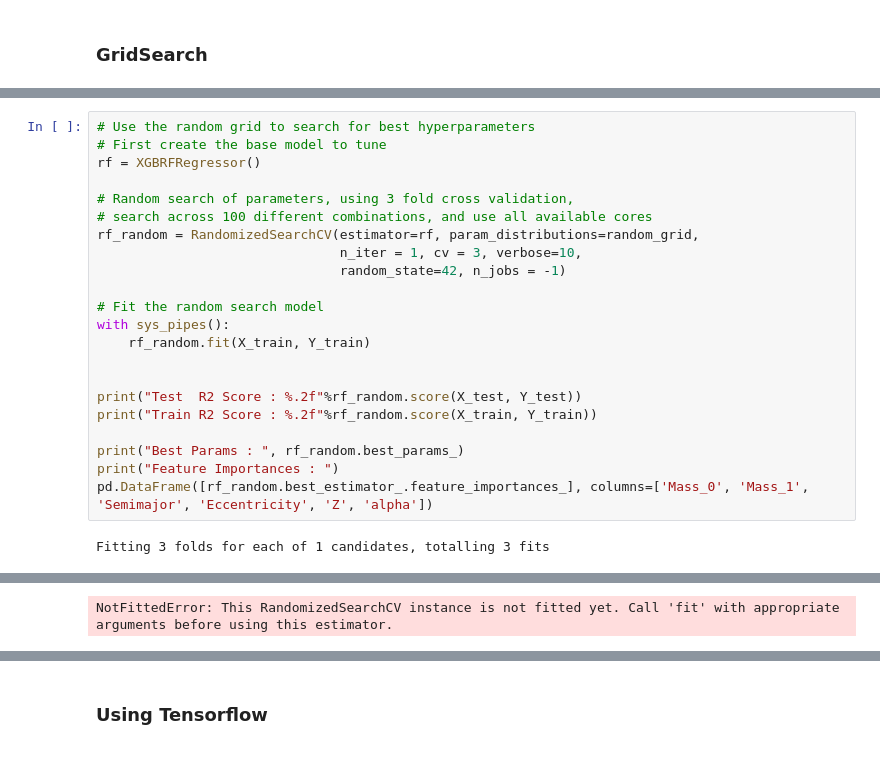
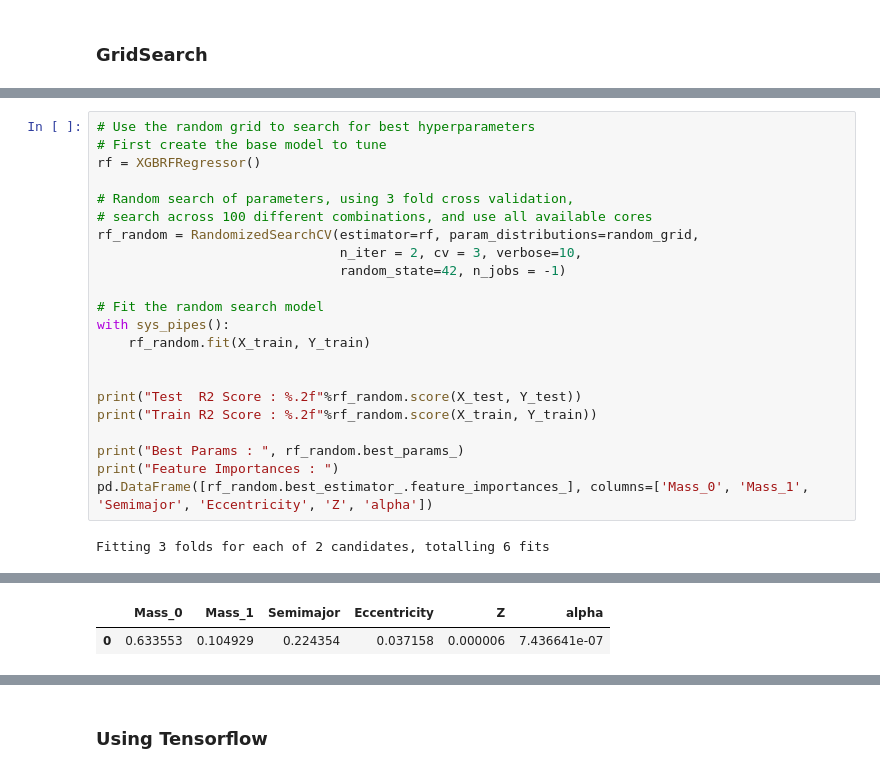
Before and after one commit to Bahadoram/Delay-Time-Dist.-of-Compact-Binary-Objects, a Jupyter notebook: random_forest.ipynb, the cells around one changed output, grey strips where cells are left out. Saved outputs shown, nothing was run; the diff lists cells and outputs as text.

```diff
--- a/random_forest.ipynb
+++ b/random_forest.ipynb
@@ -471,7 +472,7 @@ rf = XGBRFRegressor()
 # Random search of parameters, using 3 fold cross validation,
 # search across 100 different combinations, and use all available cores
 rf_random = RandomizedSearchCV(estimator=rf, param_distributions=random_grid,
-                               n_iter = 1, cv = 3, verbose=10,
+                               n_iter = 2, cv = 3, verbose=10,
                                random_state=42, n_jobs = -1)
 
 # Fit the random search model
@@ -486,4 +487,4 @@ print("Best Params : ", rf_random.best_params_)
 print("Feature Importances : ")
 pd.DataFrame([rf_random.best_estimator_.feature_importances_], columns=['Mass_0', 'Mass_1', 'Semimajor', 'Eccentricity', 'Z', 'alpha'])
 # %% [output]
-Fitting 3 folds for each of 1 candidates, totalling 3 fits
+Fitting 3 folds for each of 2 candidates, totalling 6 fits
@@ -507,4 +508,5 @@ Fitting 3 folds for each of 1 candidates, totalling 3 fits
-NotFittedError: This RandomizedSearchCV instance is not fitted yet. Call 'fit' with appropriate arguments before using this estimator.
+|  | Mass_0 | Mass_1 | Semimajor | Eccentricity | Z | alpha |
+| 0 | 0.633553 | 0.104929 | 0.224354 | 0.037158 | 0.000006 | 7.436641e-07 |
 # %%
 pd.DataFrame.from_dict(rf_random.cv_results_)
 # %% [output]
```
Also changed, not shown: parts of 19 cells of this notebook.
